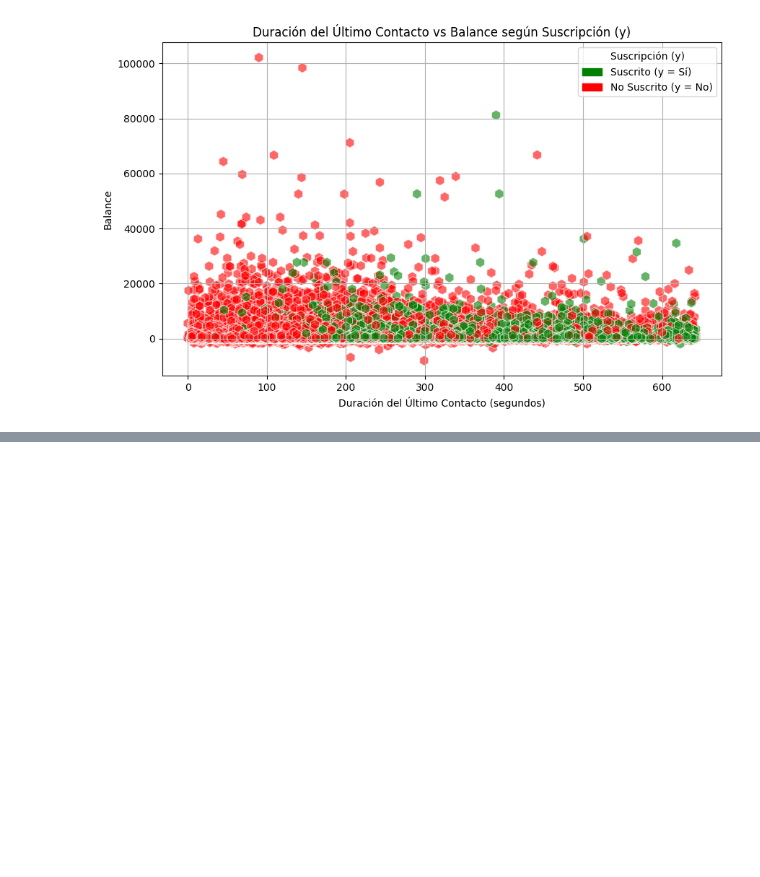
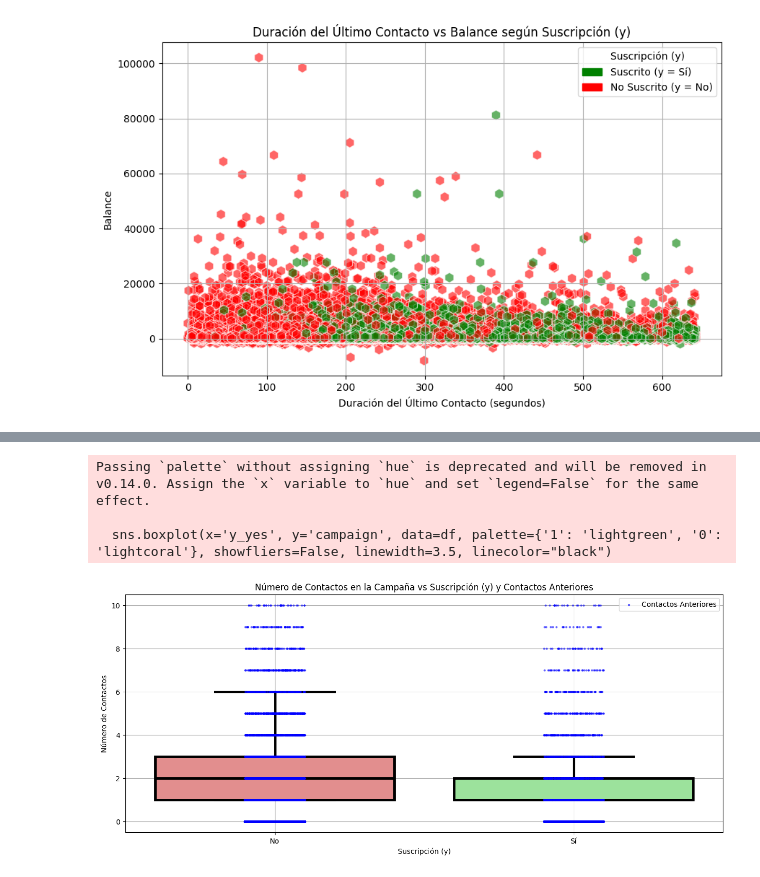
Before and after one commit to Marcocruz88/Repositorioproyecto2, a Jupyter notebook: Soporte 3.ipynb, the cells around one changed output, grey strips where cells are left out. Cells and saved outputs as stored; diff of their text form; code cells hidden in the pictures; blank space fills up the shorter version.

```diff
--- a/Soporte 3.ipynb
+++ b/Soporte 3.ipynb
@@ -155,0 +175,40 @@ plt.show()
+# %%
+import matplotlib.pyplot as plt
+import seaborn as sns
+import pandas as pd
+
+# Cargar el archivo proporcionado
+df = pd.read_csv("banklimpio.csv")
+
+# Asegurarnos de que los valores de y_yes sean tratados como cadenas
+df['y_yes'] = df['y_yes'].astype(str)
+
+# Crear un gráfico que combine los datos de 'campaign' y 'previous'
+plt.figure(figsize=(15, 6))
+
+
+
+
+# Gráfico de puntos para el número de contactos en campañas anteriores
+sns.stripplot(x='y_yes', y='previous', data=df, color='blue', alpha=0.6, jitter=True, marker='o', size=3, label='Contactos Anteriores')
+plt.legend(loc='upper right', labels=["Contactos Anteriores"])
+
+# Boxplot para el número de contactos en la campaña actual con colores claros
+sns.boxplot(x='y_yes', y='campaign', data=df, palette={'1': 'lightgreen', '0': 'lightcoral'}, showfliers=False, linewidth=3.5, linecolor="black")
+
+# Ajustes de etiquetas y título
+plt.xlabel("Suscripción (y)")
+plt.ylabel("Número de Contactos")
+plt.title("Número de Contactos en la Campaña vs Suscripción (y) y Contactos Anteriores")
+
+# Añadir leyenda para los contactos anteriores
+
+
+plt.grid(True)  # Activar cuadrícula
+plt.xticks([0, 1], ['No', 'Sí'])  # Cambiar los ticks del eje x
+plt.show()
+# %% [output]
+Passing `palette` without assigning `hue` is deprecated and will be removed in v0.14.0. Assign the `x` variable to `hue` and set `legend=False` for the same effect.
+
+  sns.boxplot(x='y_yes', y='campaign', data=df, palette={'1': 'lightgreen', '0': 'lightcoral'}, showfliers=False, linewidth=3.5, linecolor="black")
+[figure, added]
```
Also changed, not shown: parts of 4 cells of this notebook.
